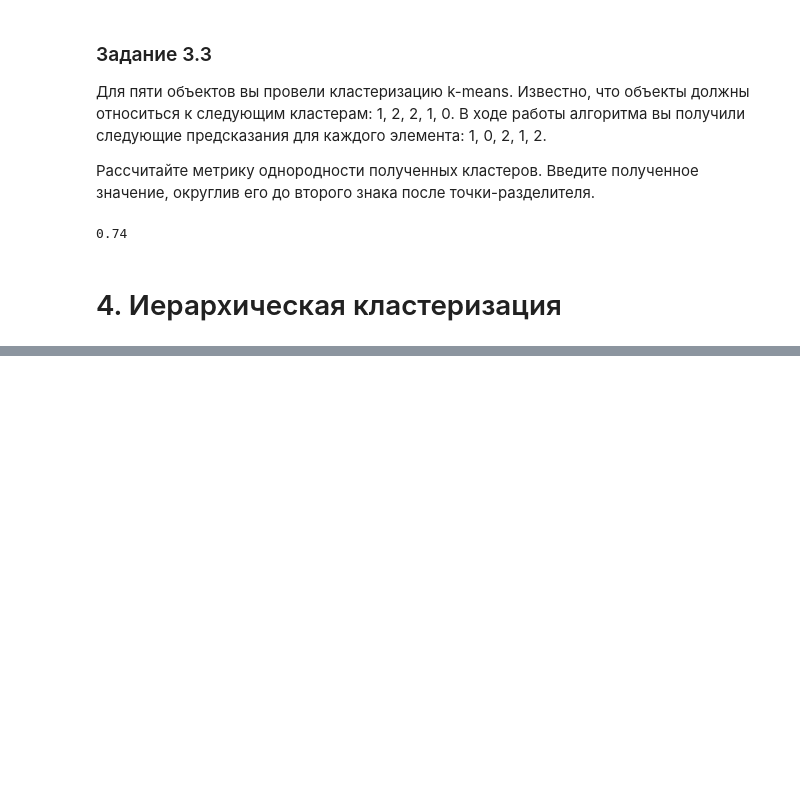
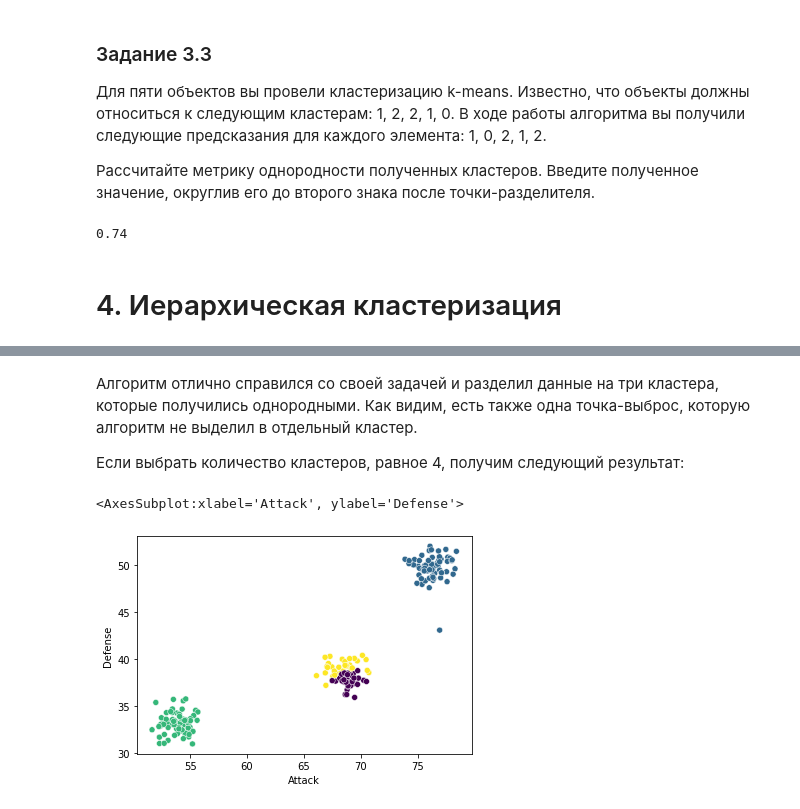
Before and after one commit to Terr14/SF_DS, a Jupyter notebook: SkillFactory/ML-4. Обучение без учителя. Кластеризация и техники понижения размерности/ML-4. Обучение без учителя. Кластеризация и техники понижения размерности.ipynb, the cells around one changed output, grey strips where cells are left out. Drawn from its saved outputs; the diff is of its cells as text; code cells hidden in the pictures; blank space fills up the shorter version.

```diff
--- a/SkillFactory/ML-4. Обучение без учителя. Кластеризация и техники понижения размерности/ML-4. Обучение без учителя. Кластеризация и техники понижения размерности.ipynb
+++ b/SkillFactory/ML-4. Обучение без учителя. Кластеризация и техники понижения размерности/ML-4. Обучение без учителя. Кластеризация и техники понижения размерности.ipynb
@@ -874,0 +1079,14 @@ round(homogeneity_score([1, 2, 2, 1, 0], [1, 0, 2, 1, 2]),2)
+# %%
+X = df[['Attack', 'Defense']]
+# %%
+# импортируем библиотеки numpy и sklearn
+import numpy as np
+from sklearn.mixture import GaussianMixture
+
+gm_clustering = GaussianMixture(n_components=3, random_state=42)
+
+# обучаем модель
+gm_clustering.fit(X)
+
+# для матрицы X получаем предсказания, к какому кластеру принадлежат объекты
+gm_prediction = gm_clustering.predict(X)
@@ -874,0 +1118,18 @@ round(homogeneity_score([1, 2, 2, 1, 0], [1, 0, 2, 1, 2]),2)
+# %% [markdown]
+Алгоритм отлично справился со своей задачей и разделил данные на три кластера, которые получились однородными. Как видим, есть также одна точка-выброс, которую алгоритм не выделил в отдельный кластер.
+
+Если выбрать количество кластеров, равное 4, получим следующий результат:
+# %%
+gm_clustering_n4 = GaussianMixture(n_components=4, random_state=42)
+
+# обучаем модель
+gm_clustering_n4.fit(X)
+
+# для матрицы X получаем предсказания, к какому кластеру принадлежат объекты
+gm_prediction_n4 = gm_clustering_n4.predict(X)
+
+#визуализируем результаты. Параметр c принимает вектор с номерами классов для группировки объектов по цветам
+sns.scatterplot(df.Attack, df.Defense, c=gm_prediction_n4)
+# %% [output]
+<AxesSubplot:xlabel='Attack', ylabel='Defense'>
+[figure, added]
```
Also changed, not shown: parts of 28 cells of this notebook, 2 other files.
